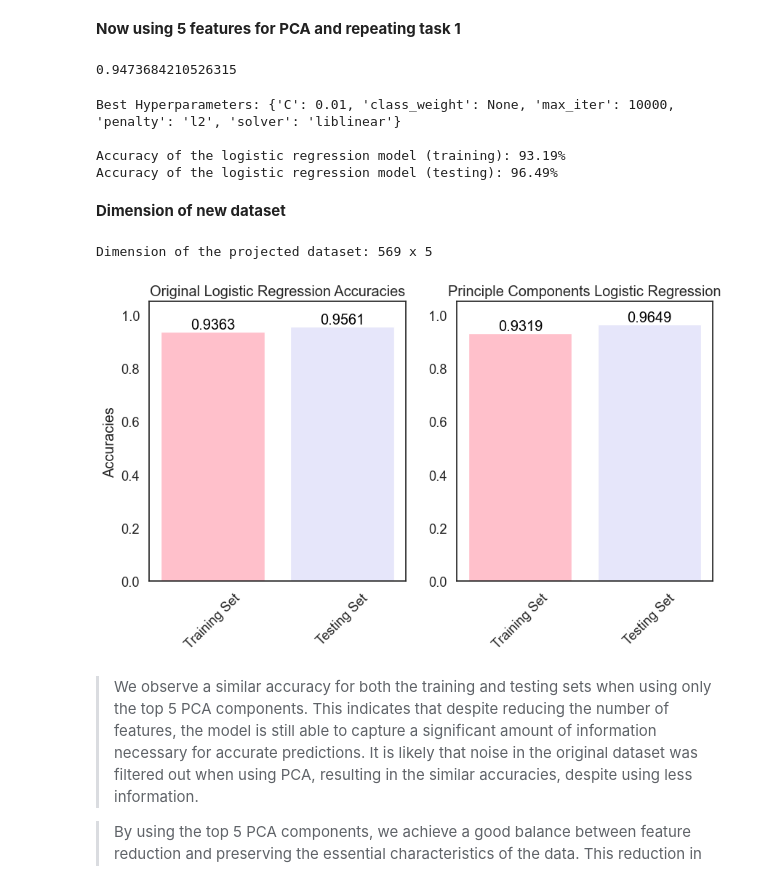
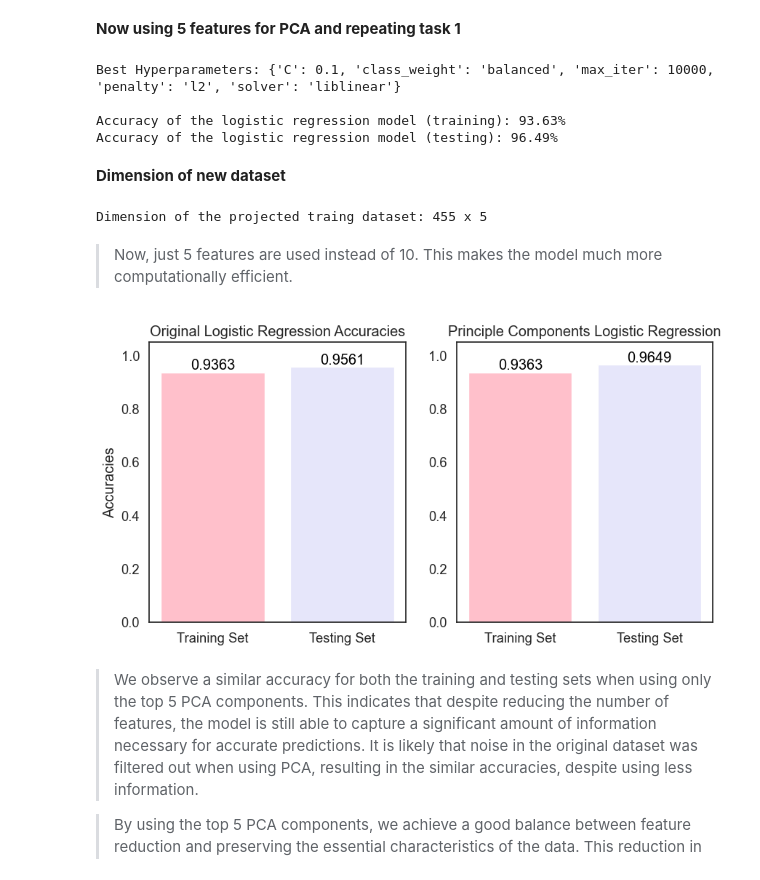
Before and after one commit to kaylee01/Assignment3-ML, a Jupyter notebook: assignment3.ipynb, the cells around one changed output. Saved outputs shown, nothing was run; the diff lists cells and outputs as text; code cells hidden in the pictures.

```diff
--- a/assignment3.ipynb
+++ b/assignment3.ipynb
@@ -721,17 +721,33 @@ X_test_PCA = pca5.transform(X_test)
 log_reg_PCA = LogisticRegression()
 
 log_reg_PCA.fit(X_train_PCA, y_train)
-y_pred_PCA = log_reg_PCA.predict(X_test_PCA)
+y_pred_test_PCA = log_reg_PCA.predict(X_test_PCA)
+y_pred_train_PCA = log_reg_PCA.predict(X_train_PCA)
 
-acc_pca = accuracy_score(y_test, y_pred_PCA)
-print(acc_pca)
+accuracy_test_lr_PCA = accuracy_score(y_test, y_pred_test_PCA)
+accuracy_train_lr_PCA = accuracy_score(y_train, y_pred_train_PCA)
+
+###############################
+
+param_grid_lr = {
+    'C': [100, 10, 1.0, 0.1, 0.01],
+    'penalty': ['l1', 'l2'],
+    'class_weight': ['balanced', None],
+    'solver': ['liblinear', 'saga'],
+    'max_iter': [10000]
+}
+
+accuracy_train_lr_PCA, accuracy_test_lr_PCA, best_lr_PCA = get_best_clf(log_reg_PCA, param_grid_lr, X_train_PCA, y_train, X_test_PCA, y_test, model_name='logistic regression')
 
 # X_pca5 contains the new projected data set with reduced dimensionality
 
 # Split the PCA-transformed data into training and testing sets
 #X_train_PCA, X_test_PCA, y_train_PCA, y_test_PCA = train_test_split(X_pca5, y, test_size=0.2, random_state=123)
 # %% [output]
-0.9473684210526315
+Best Hyperparameters: {'C': 0.1, 'class_weight': 'balanced', 'max_iter': 10000, 'penalty': 'l2', 'solver': 'liblinear'}
+
+Accuracy of the logistic regression model (training): 93.63%
+Accuracy of the logistic regression model (testing): 96.49%
 # %%
 # dtree_PCA = DecisionTreeClassifier()
 
@@ -744,38 +760,35 @@ print(acc_pca)
 
 # accuracy_train_dt_PCA, accuracy_test_dt_PCA, best_dt_PCA = get_best_clf(dtree_PCA, param_grid_dt, X_train_PCA, y_train_PCA, X_test_PCA, y_test_PCA, model_name='decision tree')
 # %%
-logreg_PCA = LogisticRegression()
+# logreg_PCA = LogisticRegression()
 
-param_grid_lr = {
-    'C': [100, 10, 1.0, 0.1, 0.01],
-    'penalty': ['l1', 'l2'],
-    'class_weight': ['balanced', None],
-    'solver': ['liblinear', 'saga'],
-    'max_iter': [10000]
-}
+# param_grid_lr = {
+#     'C': [100, 10, 1.0, 0.1, 0.01],
+#     'penalty': ['l1', 'l2'],
+#     'class_weight': ['balanced', None],
+#     'solver': ['liblinear', 'saga'],
+#     'max_iter': [10000]
+# }
 
-accuracy_train_lr_PCA, accuracy_test_lr_PCA, best_lr_PCA = get_best_clf(logreg_PCA, param_grid_lr, X_train_PCA, y_train_PCA, X_test_PCA, y_test_PCA, model_name='logistic regression')
+# accuracy_train_lr_PCA, accuracy_test_lr_PCA, best_lr_PCA = get_best_clf(logreg_PCA, param_grid_lr, X_train_PCA, y_train_PCA, X_test_PCA, y_test_PCA, model_name='logistic regression')
-# %% [output]
-Best Hyperparameters: {'C': 0.01, 'class_weight': None, 'max_iter': 10000, 'penalty': 'l2', 'solver': 'liblinear'}
-
-Accuracy of the logistic regression model (training): 93.19%
-Accuracy of the logistic regression model (testing): 96.49%
 # %% [markdown]
 **Dimension of new dataset**
 # %%
 # Get the shape of the projected dataset
-num_samples, num_features = X_pca5.shape
+num_samples, num_features = X_train_PCA.shape
 
 # Print the dimension of the projected dataset
-print("Dimension of the projected dataset: {} x {}".format(num_samples, num_features))
+print("Dimension of the projected traing dataset: {} x {}".format(num_samples, num_features))
 # %% [output]
-Dimension of the projected dataset: 569 x 5
+Dimension of the projected traing dataset: 455 x 5
+# %% [markdown]
+> Now, just 5 features are used instead of 10. This makes the model much more computationally efficient.
 # %%
 #plot_side_by_side(['Original Decision Tree', 'Principle Components Decision Tree'], [accuracy_train_dt, accuracy_train_dt_PCA], [accuracy_test_dt, accuracy_test_dt_PCA], rotate=45, title1='Original Decision Tree Accuracies', title2='Principle Components Decision Tree', ylabel='Accuracies',ylim=1.05)
 
-plot_side_by_side(['Training Set', 'Testing Set'], [accuracy_train_lr, accuracy_test_lr], [accuracy_train_lr_PCA, accuracy_test_lr_PCA], rotate=45, title1='Original Logistic Regression Accuracies', title2='Principle Components Logistic Regression', ylabel='Accuracies',ylim=1.05)
+plot_side_by_side(['Training Set', 'Testing Set'], [accuracy_train_lr, accuracy_test_lr], [accuracy_train_lr_PCA, accuracy_test_lr_PCA], rotate=0, title1='Original Logistic Regression Accuracies', title2='Principle Components Logistic Regression', ylabel='Accuracies',ylim=1.05)
 # %% [output]
-[figure, old version]
+[figure, new version]
 # %% [markdown]
 > We observe a similar accuracy for both the training and testing sets when using only the top 5 PCA components. This indicates that despite reducing the number of features, the model is still able to capture a significant amount of information necessary for accurate predictions. It is likely that noise in the original dataset was filtered out when using PCA, resulting in the similar accuracies, despite using less information.
 
```
Also changed, not shown: parts of 17 cells of this notebook.
